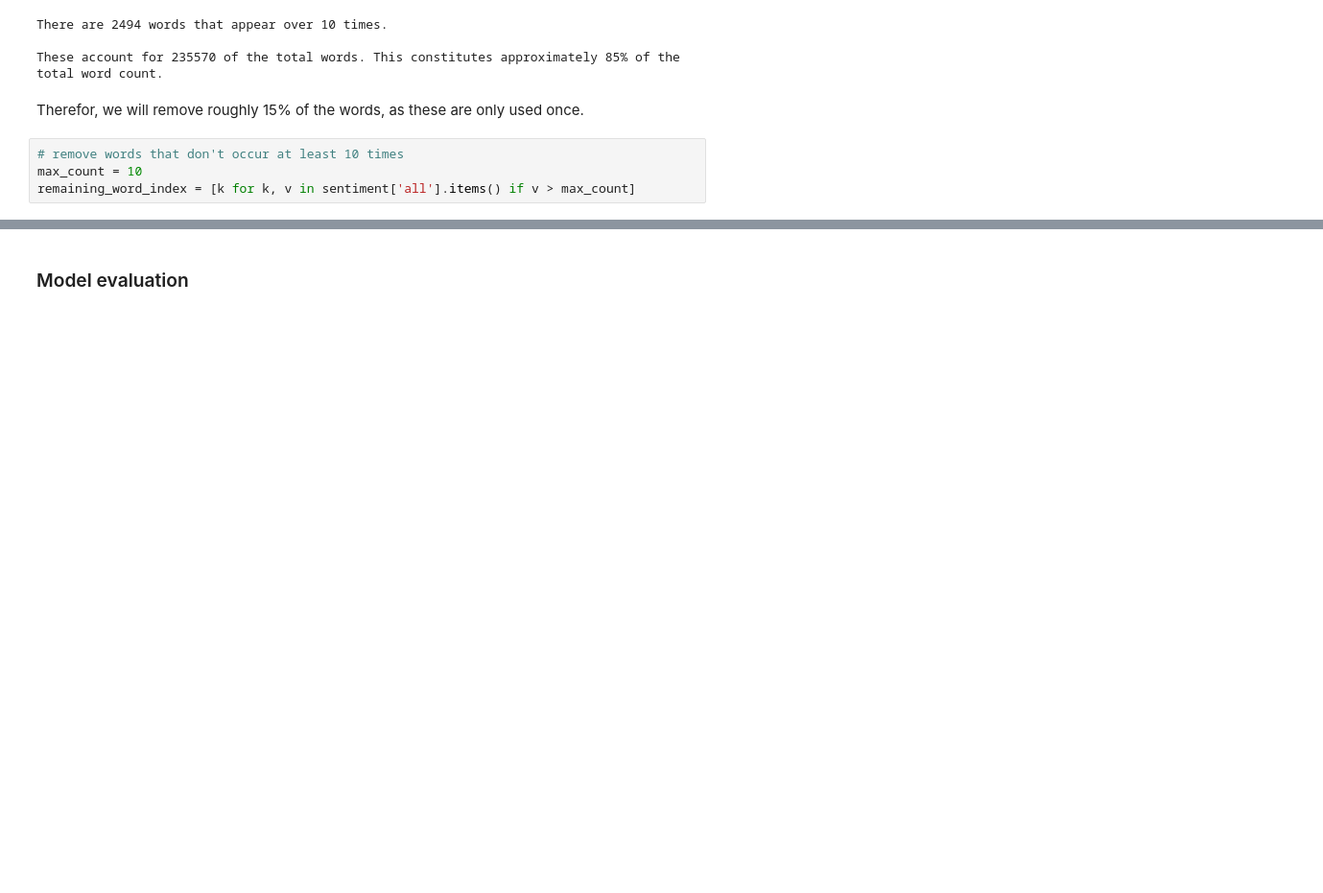
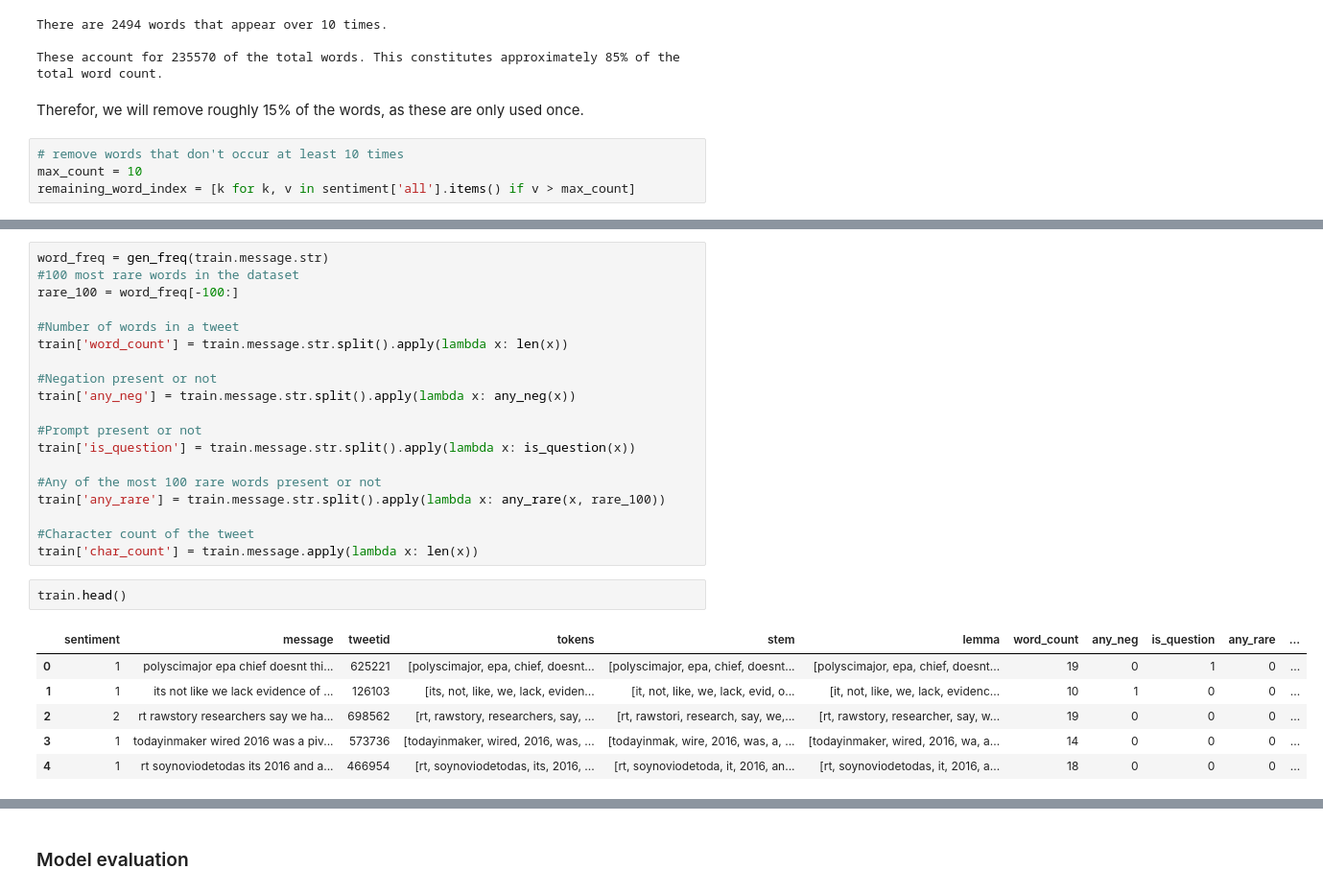
Before and after one commit to stanfordgibson/classification-predict-streamlit-template, a Jupyter notebook: resources/Classification.ipynb, the cells around one changed output, grey strips where cells are left out. Shown: that part at 96% size. Drawn from its saved outputs; the diff is of its cells as text; blank space fills up the shorter version.

```diff
--- a/resources/Classification.ipynb
+++ b/resources/Classification.ipynb
@@ -378,0 +530,28 @@ remaining_word_index = [k for k, v in sentiment['all'].items() if v > max_count]
+# %%
+word_freq = gen_freq(train.message.str)
+#100 most rare words in the dataset
+rare_100 = word_freq[-100:]
+
+#Number of words in a tweet
+train['word_count'] = train.message.str.split().apply(lambda x: len(x))
+
+#Negation present or not
+train['any_neg'] = train.message.str.split().apply(lambda x: any_neg(x))
+
+#Prompt present or not
+train['is_question'] = train.message.str.split().apply(lambda x: is_question(x))
+
+#Any of the most 100 rare words present or not
+train['any_rare'] = train.message.str.split().apply(lambda x: any_rare(x, rare_100))
+
+#Character count of the tweet
+train['char_count'] = train.message.apply(lambda x: len(x))
+# %%
+train.head()
+# %% [output]
+|  | sentiment | message | tweetid | tokens | stem | lemma | word_count | any_neg | is_question | any_rare | ... |
+| 0 | 1 | polyscimajor epa chief doesnt thi... | 625221 | [polyscimajor, epa, chief, doesnt... | [polyscimajor, epa, chief, doesnt... | [polyscimajor, epa, chief, doesnt... | 19 | 0 | 1 | 0 | ... |
+| 1 | 1 | its not like we lack evidence of ... | 126103 | [its, not, like, we, lack, eviden... | [it, not, like, we, lack, evid, o... | [it, not, like, we, lack, evidenc... | 10 | 1 | 0 | 0 | ... |
+| 2 | 2 | rt rawstory researchers say we ha... | 698562 | [rt, rawstory, researchers, say, ... | [rt, rawstori, research, say, we,... | [rt, rawstory, researcher, say, w... | 19 | 0 | 0 | 0 | ... |
+| 3 | 1 | todayinmaker wired 2016 was a piv... | 573736 | [todayinmaker, wired, 2016, was, ... | [todayinmak, wire, 2016, was, a, ... | [todayinmaker, wired, 2016, wa, a... | 14 | 0 | 0 | 0 | ... |
+| 4 | 1 | rt soynoviodetodas its 2016 and a... | 466954 | [rt, soynoviodetodas, its, 2016, ... | [rt, soynoviodetoda, it, 2016, an... | [rt, soynoviodetodas, it, 2016, a... | 18 | 0 | 0 | 0 | ... |
```
Also changed, not shown: parts of 36 cells of this notebook.
